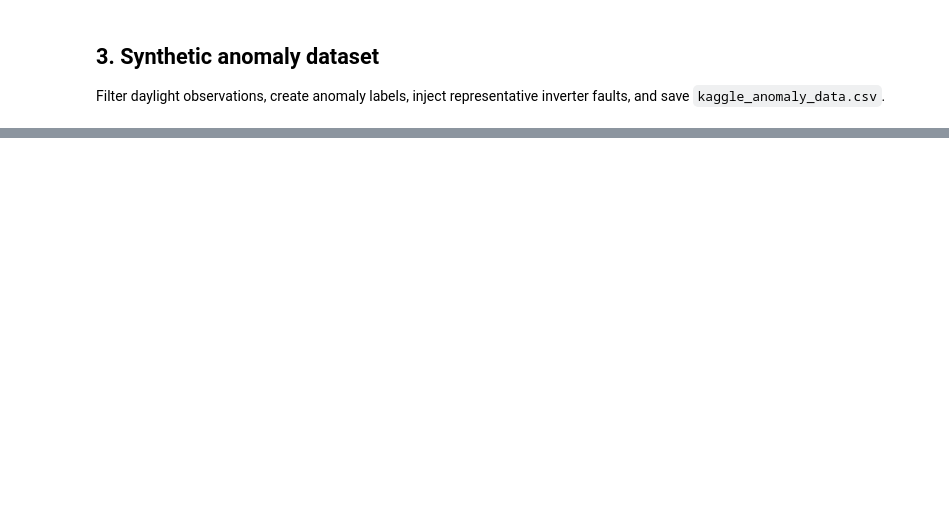
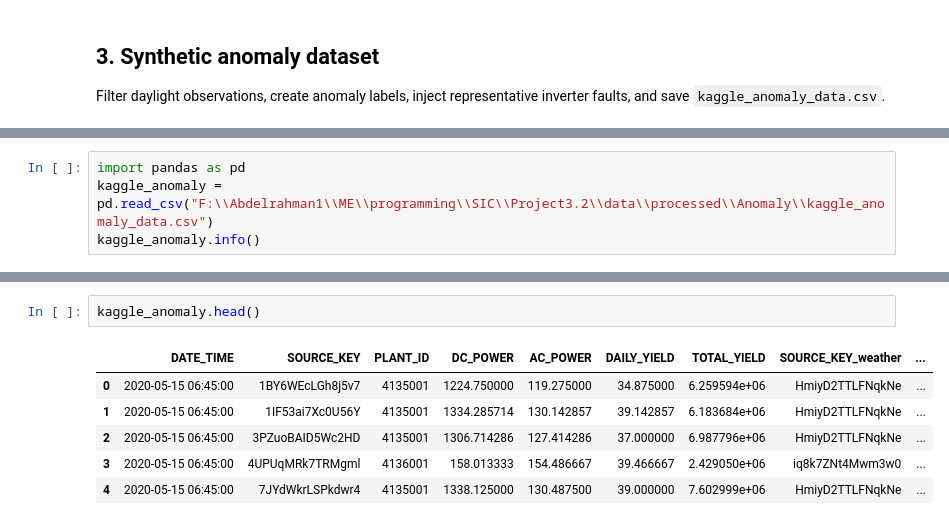
Before and after one commit to abdelrahman-adel111/Solar-AI-Platform-Renewable-Generation-Yield-Grid-Load-Anomaly-Intelligence, a Jupyter notebook: notebooks/Data Cleaning.ipynb, the cells around one changed output, grey strips where cells are left out. Cells and saved outputs as stored; diff of their text form; blank space fills up the shorter version.

```diff
--- a/notebooks/Data Cleaning.ipynb
+++ b/notebooks/Data Cleaning.ipynb
@@ -225,0 +236,4 @@ print(f"Saved kaggle_anomaly_data.csv to: {output_path}")
+# %%
+import pandas as pd
+kaggle_anomaly = pd.read_csv("F:\\Abdelrahman1\\ME\\programming\\SIC\\Project3.2\\data\\processed\\Anomaly\\kaggle_anomaly_data.csv")
+kaggle_anomaly.info()
@@ -225,0 +260,9 @@ print(f"Saved kaggle_anomaly_data.csv to: {output_path}")
+# %%
+kaggle_anomaly.head()
+# %% [output]
+|  | DATE_TIME | SOURCE_KEY | PLANT_ID | DC_POWER | AC_POWER | DAILY_YIELD | TOTAL_YIELD | SOURCE_KEY_weather | ... |
+| 0 | 2020-05-15 06:45:00 | 1BY6WEcLGh8j5v7 | 4135001 | 1224.750000 | 119.275000 | 34.875000 | 6.259594e+06 | HmiyD2TTLFNqkNe | ... |
+| 1 | 2020-05-15 06:45:00 | 1IF53ai7Xc0U56Y | 4135001 | 1334.285714 | 130.142857 | 39.142857 | 6.183684e+06 | HmiyD2TTLFNqkNe | ... |
+| 2 | 2020-05-15 06:45:00 | 3PZuoBAID5Wc2HD | 4135001 | 1306.714286 | 127.414286 | 37.000000 | 6.987796e+06 | HmiyD2TTLFNqkNe | ... |
+| 3 | 2020-05-15 06:45:00 | 4UPUqMRk7TRMgml | 4136001 | 158.013333 | 154.486667 | 39.466667 | 2.429050e+06 | iq8k7ZNt4Mwm3w0 | ... |
+| 4 | 2020-05-15 06:45:00 | 7JYdWkrLSPkdwr4 | 4135001 | 1338.125000 | 130.487500 | 39.000000 | 7.602999e+06 | HmiyD2TTLFNqkNe | ... |
```
Also changed, not shown: parts of 17 cells of this notebook, 5 other files.
